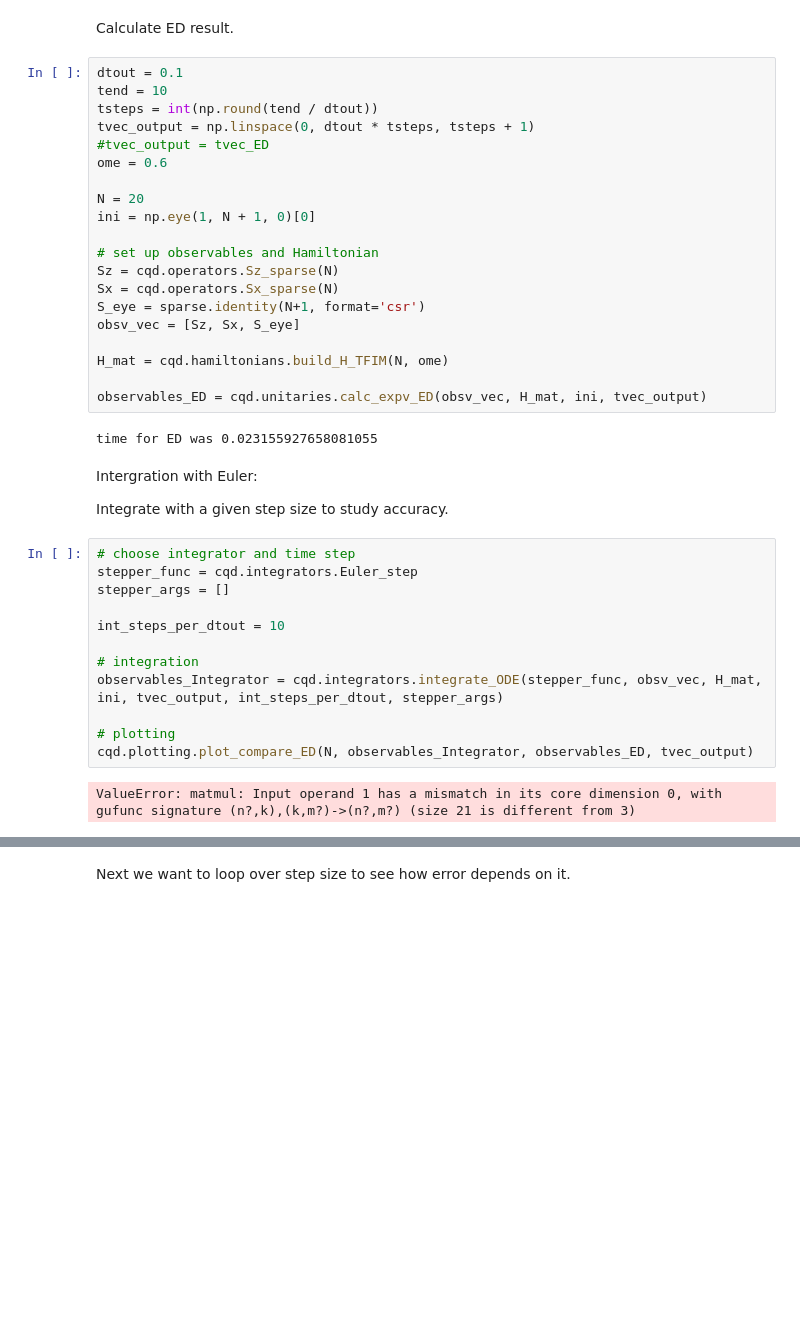
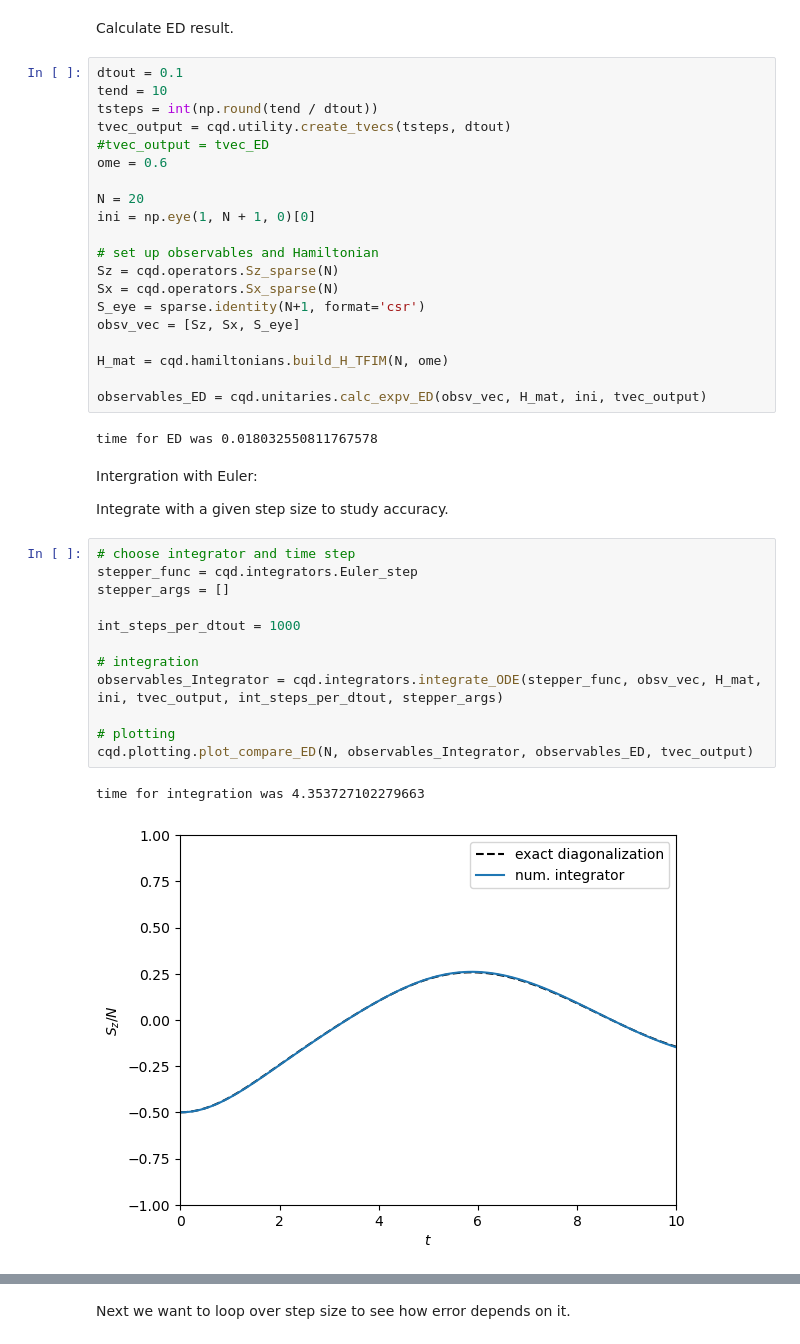
Before and after one commit to Abiyzelalem27/QuantumDynamicsLab, a Jupyter notebook: Solutions/exercise6_sol.ipynb, the cells around one changed output, grey strips where cells are left out. Drawn from its saved outputs; the diff is of its cells as text; blank space fills up the shorter version.

```diff
--- a/Solutions/exercise6_sol.ipynb
+++ b/Solutions/exercise6_sol.ipynb
@@ -62,7 +41,7 @@ Calculate ED result.
 dtout = 0.1
 tend = 10
 tsteps = int(np.round(tend / dtout))
-tvec_output = np.linspace(0, dtout * tsteps, tsteps + 1)
+tvec_output = cqd.utility.create_tvecs(tsteps, dtout)
 #tvec_output = tvec_ED
 ome = 0.6
 
@@ -79,7 +58,7 @@ H_mat = cqd.hamiltonians.build_H_TFIM(N, ome)
 
 observables_ED = cqd.unitaries.calc_expv_ED(obsv_vec, H_mat, ini, tvec_output)
 # %% [output]
-time for ED was 0.023155927658081055
+time for ED was 0.018032550811767578
 # %% [markdown]
 Intergration with Euler:
 
@@ -87,14 +66,15 @@ Integrate with a given step size to study accuracy.
 # %%
 # choose integrator and time step
 stepper_func = cqd.integrators.Euler_step
 stepper_args = []
 
-int_steps_per_dtout = 10
+int_steps_per_dtout = 1000
 
 # integration
 observables_Integrator = cqd.integrators.integrate_ODE(stepper_func, obsv_vec, H_mat, ini, tvec_output, int_steps_per_dtout, stepper_args)
 
 # plotting
 cqd.plotting.plot_compare_ED(N, observables_Integrator, observables_ED, tvec_output)
 # %% [output]
-ValueError: matmul: Input operand 1 has a mismatch in its core dimension 0, with gufunc signature (n?,k),(k,m?)->(n?,m?) (size 21 is different from 3)
+time for integration was 4.353727102279663
+[figure, added]
```
Also changed, not shown: parts of 48 cells of this notebook, 10 other files.
